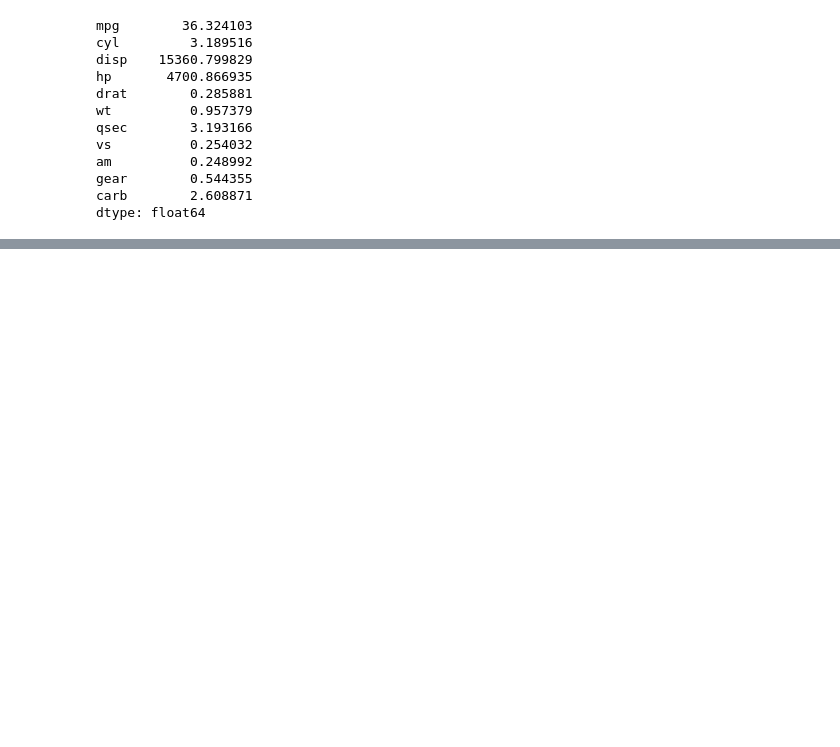
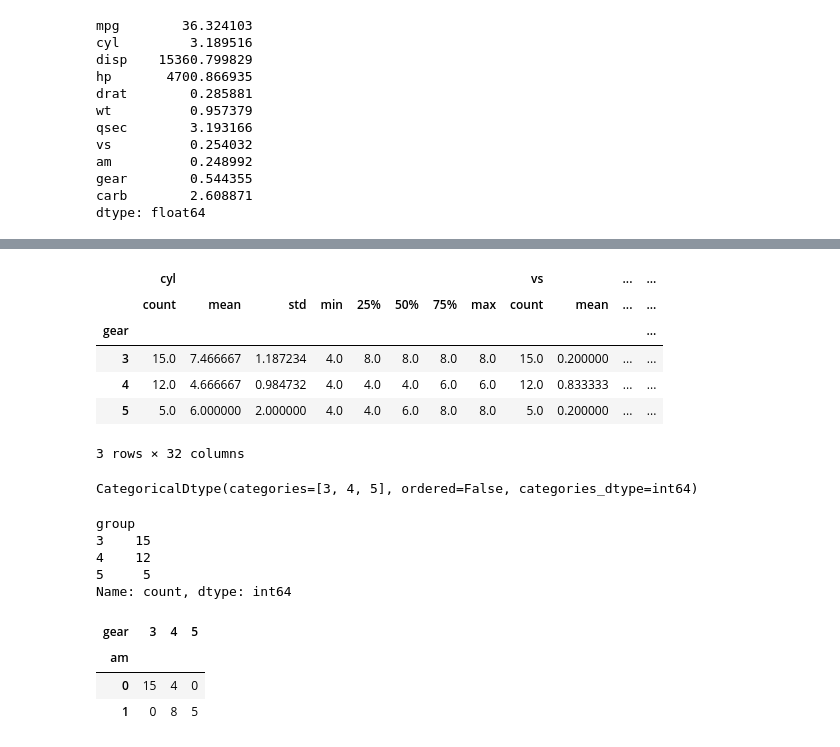
Before and after one commit to venkat56vanaparthi/data_science, a Jupyter notebook: Exploratoty_data.ipynb, the cells around one changed output, grey strips where cells are left out. Cells and saved outputs as stored; diff of their text form; code cells hidden in the pictures; blank space fills up the shorter version.

Commit message:
Exploratory Data Analysis

```diff
--- a/Exploratoty_data.ipynb
+++ b/Exploratoty_data.ipynb
@@ -185,0 +250,3 @@ gear.value_count
+# %%
+cars_cat = cars[['cyl', 'vs', 'am', 'gear', 'carb']]
+cars_cat.head()
@@ -185,0 +261,11 @@ gear.value_count
+# %%
+gear_group = cars_cat.groupby('gear')
+gear_group.describe()
+# %% [output]
+|  | cyl |  |  |  |  |  |  |  | vs |  | ... | ... |
+|  | count | mean | std | min | 25% | 50% | 75% | max | count | mean | ... | ... |
+| gear |  |  |  |  |  |  |  |  |  |  |  | ... |
+| 3 | 15.0 | 7.466667 | 1.187234 | 4.0 | 8.0 | 8.0 | 8.0 | 8.0 | 15.0 | 0.200000 | ... | ... |
+| 4 | 12.0 | 4.666667 | 0.984732 | 4.0 | 4.0 | 4.0 | 6.0 | 6.0 | 12.0 | 0.833333 | ... | ... |
+| 5 | 5.0 | 6.000000 | 2.000000 | 4.0 | 4.0 | 6.0 | 8.0 | 8.0 | 5.0 | 0.200000 | ... | ... |
+3 rows × 32 columns
@@ -185,0 +275,20 @@ gear.value_count
+# %%
+cars['group'].dtypes
+# %% [output]
+CategoricalDtype(categories=[3, 4, 5], ordered=False, categories_dtype=int64)
+# %%
+cars['group'].value_counts()
+# %% [output]
+group
+3    15
+4    12
+5     5
+Name: count, dtype: int64
+# %%
+#Describe categorical data with crosstabs
+pd.crosstab(cars['am'], cars['gear'])
+# %% [output]
+| gear | 3 | 4 | 5 |
+| am |  |  |  |
+| 0 | 15 | 4 | 0 |
+| 1 | 0 | 8 | 5 |
```
Also changed, not shown: parts of 16 cells of this notebook.
